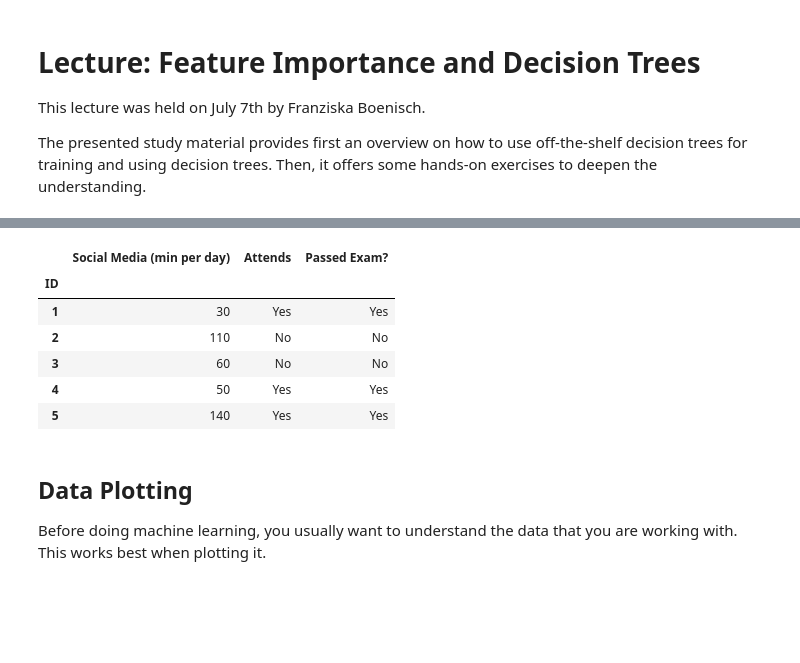
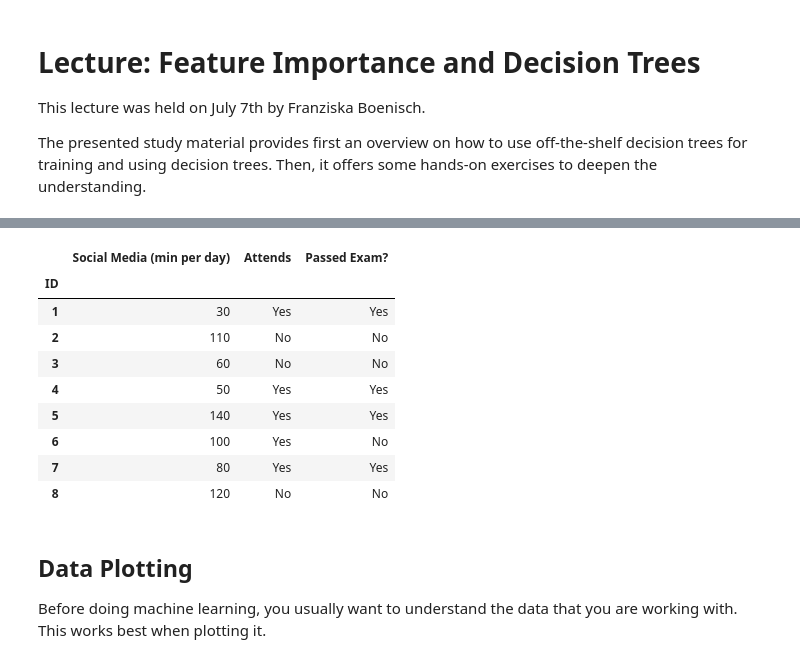
Before and after one commit to fraboeni/trees, a Jupyter notebook: decision_trees_and_feature_importance.ipynb, the cells around one changed output, grey strips where cells are left out. Cells and saved outputs as stored; diff of their text form; code cells hidden in the pictures; blank space fills up the shorter version.

```diff
--- a/decision_trees_and_feature_importance.ipynb
+++ b/decision_trees_and_feature_importance.ipynb
@@ -34,15 +16,18 @@ import numpy as np
 # %%
 # load and show the data
 data = pd.read_csv("dataset_tml.csv",index_col=0)
-data.head()
+data
 # %% [output]
 |  | Social Media (min per day) | Attends | Passed Exam? |
 | ID |  |  |  |
 | 1 | 30 | Yes | Yes |
 | 2 | 110 | No | No |
 | 3 | 60 | No | No |
 | 4 | 50 | Yes | Yes |
 | 5 | 140 | Yes | Yes |
+| 6 | 100 | Yes | No |
+| 7 | 80 | Yes | Yes |
+| 8 | 120 | No | No |
 # %% [markdown]
 ## Data Plotting
 
```
Also changed, not shown: parts of 2 cells of this notebook.
